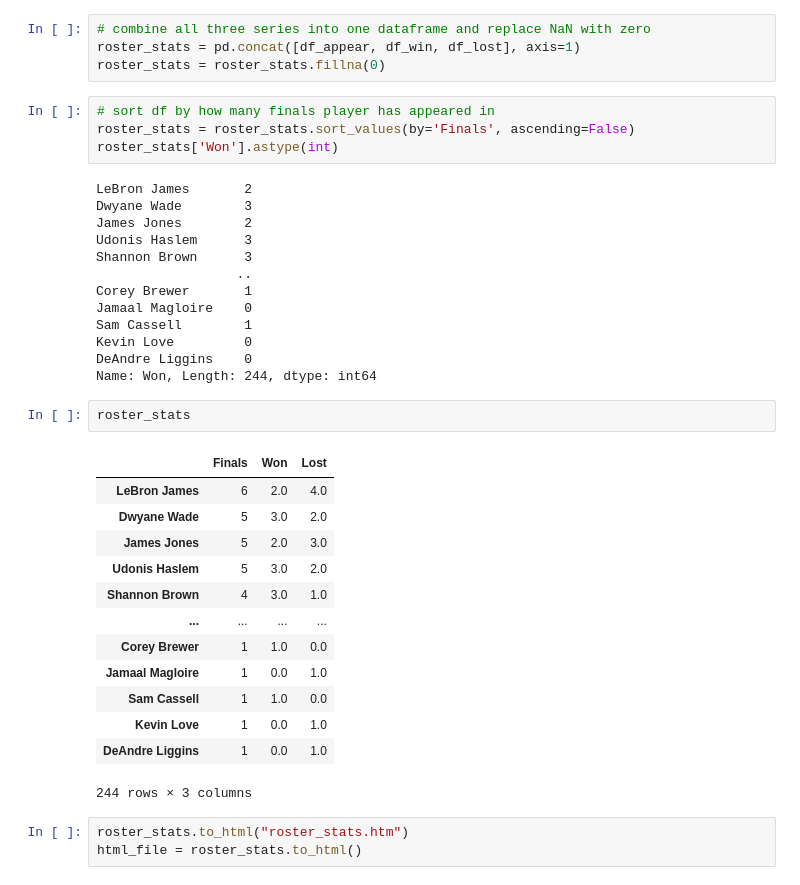
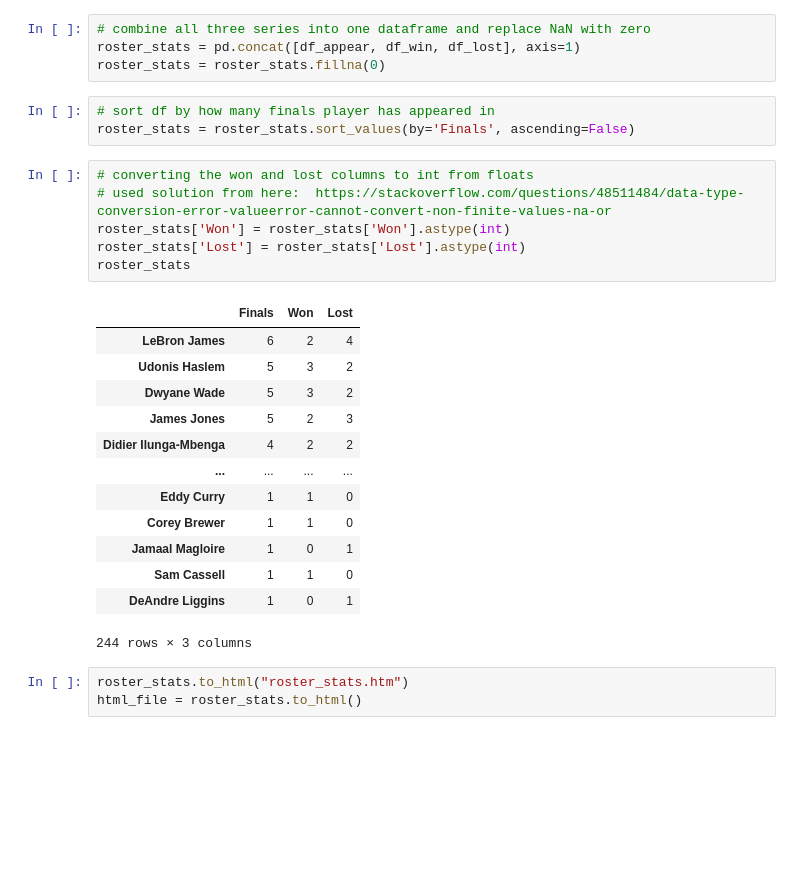
Before and after one commit to alexmartinez1745/ETL-Project, a Jupyter notebook: team_roster.ipynb, the cells around one changed output. Drawn from its saved outputs; the diff is of its cells as text; blank space fills up the shorter version.

Commit message:
updated team_roster to generate roster_stats.htm with numbers converted to int and with win/loss stats

```diff
--- a/team_roster.ipynb
+++ b/team_roster.ipynb
@@ -223,36 +223,26 @@ roster_stats = roster_stats.fillna(0)
 # %%
 # sort df by how many finals player has appeared in
 roster_stats = roster_stats.sort_values(by='Finals', ascending=False)
-roster_stats['Won'].astype(int)
-# %% [output]
-LeBron James       2
-Dwyane Wade        3
-James Jones        2
-Udonis Haslem      3
-Shannon Brown      3
-                  ..
-Corey Brewer       1
-Jamaal Magloire    0
-Sam Cassell        1
-Kevin Love         0
-DeAndre Liggins    0
-Name: Won, Length: 244, dtype: int64
-# %%
-roster_stats
-# %% [output]
-|  | Finals | Won | Lost |
-| LeBron James | 6 | 2.0 | 4.0 |
-| Dwyane Wade | 5 | 3.0 | 2.0 |
-| James Jones | 5 | 2.0 | 3.0 |
-| Udonis Haslem | 5 | 3.0 | 2.0 |
-| Shannon Brown | 4 | 3.0 | 1.0 |
-| ... | ... | ... | ... |
-| Corey Brewer | 1 | 1.0 | 0.0 |
-| Jamaal Magloire | 1 | 0.0 | 1.0 |
-| Sam Cassell | 1 | 1.0 | 0.0 |
-| Kevin Love | 1 | 0.0 | 1.0 |
-| DeAndre Liggins | 1 | 0.0 | 1.0 |
-244 rows × 3 columns
+# %%
+# converting the won and lost columns to int from floats
+# used solution from here:  https://stackoverflow.com/questions/48511484/data-type-conversion-error-valueerror-cannot-convert-non-finite-values-na-or
+roster_stats['Won'] = roster_stats['Won'].astype(int)
+roster_stats['Lost'] = roster_stats['Lost'].astype(int)
+roster_stats
+# %% [output]
+|  | Finals | Won | Lost |
+| LeBron James | 6 | 2 | 4 |
+| Udonis Haslem | 5 | 3 | 2 |
+| Dwyane Wade | 5 | 3 | 2 |
+| James Jones | 5 | 2 | 3 |
+| Didier Ilunga-Mbenga | 4 | 2 | 2 |
+| ... | ... | ... | ... |
+| Eddy Curry | 1 | 1 | 0 |
+| Corey Brewer | 1 | 1 | 0 |
+| Jamaal Magloire | 1 | 0 | 1 |
+| Sam Cassell | 1 | 1 | 0 |
+| DeAndre Liggins | 1 | 0 | 1 |
+244 rows × 3 columns
 # %%
 roster_stats.to_html("roster_stats.htm")
 html_file = roster_stats.to_html()
```
Also changed, not shown: 1 other file.
